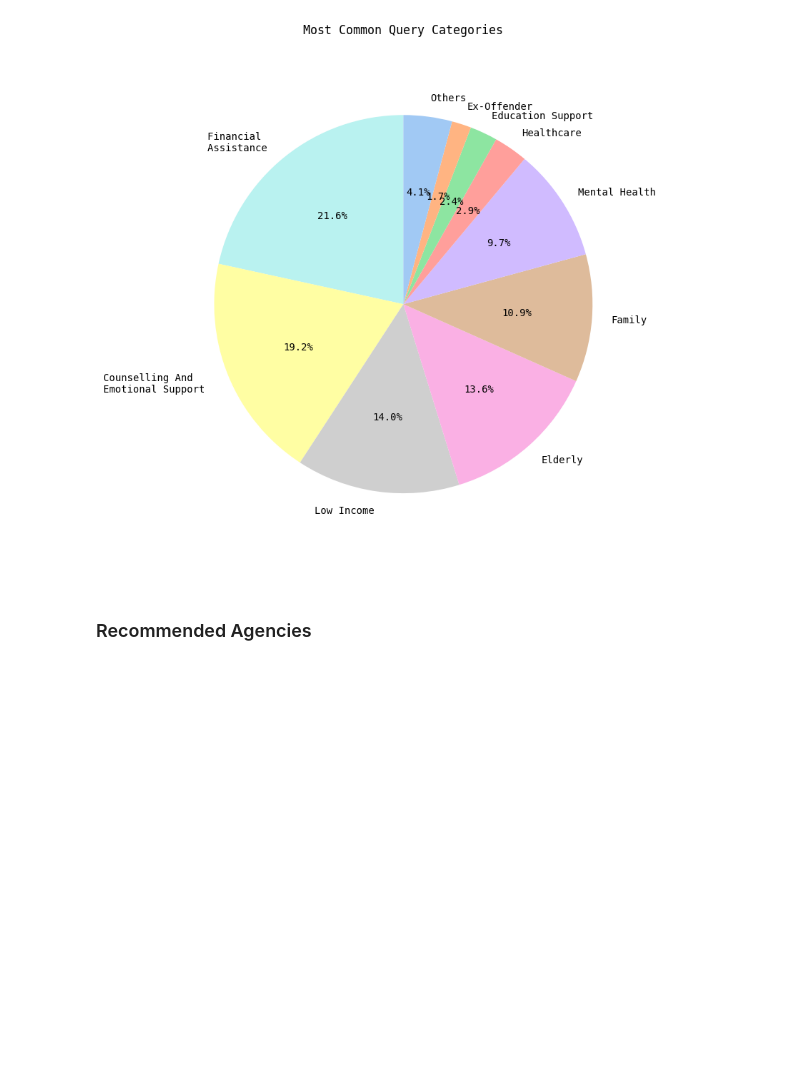
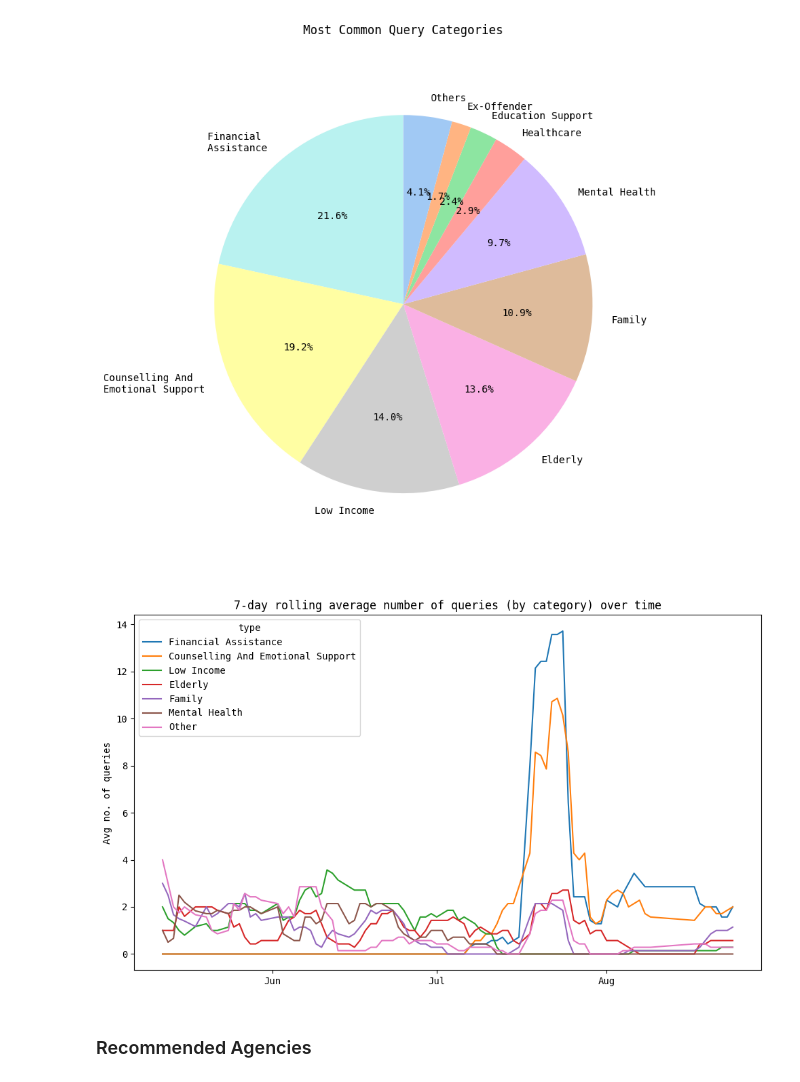
Before and after one commit to CJBuzz/schemessg_data_analysis, a Jupyter notebook: data_analysis.ipynb, the cells around one changed output. Saved outputs shown, nothing was run; the diff lists cells and outputs as text; code cells hidden in the pictures; blank space fills up the shorter version.

```diff
--- a/data_analysis.ipynb
+++ b/data_analysis.ipynb
@@ -274,6 +252,26 @@ plt.savefig(fig_fp)
 plt.show()
 # %% [output]
 [figure]
+# %%
+rolling_df = make_rolling_df(query_type_df, 6, 7)
+
+plt.figure(figsize=(10, 6))
+
+ax = sns.lineplot(data = rolling_df, x='date', y='rolling', hue='type', palette=sns.color_palette())
+
+ax.set_title('7-day rolling average number of queries (by category) over time')
+ax.set_ylabel('Avg no. of queries')
+ax.set_xlabel('')
+ax.xaxis.set_major_formatter(mdates.DateFormatter('%b'))
+ax.xaxis.set_major_locator(mdates.MonthLocator())
+
+plt.tight_layout()
+
+fig_fp = output_dir / 'query_types_over_time.jpg'
+plt.savefig(fig_fp)
+plt.show()
+# %% [output]
+[figure, added]
 # %% [markdown]
 ### Recommended Agencies
 # %%
```
Also changed, not shown: parts of 6 cells of this notebook, 2 other files.
